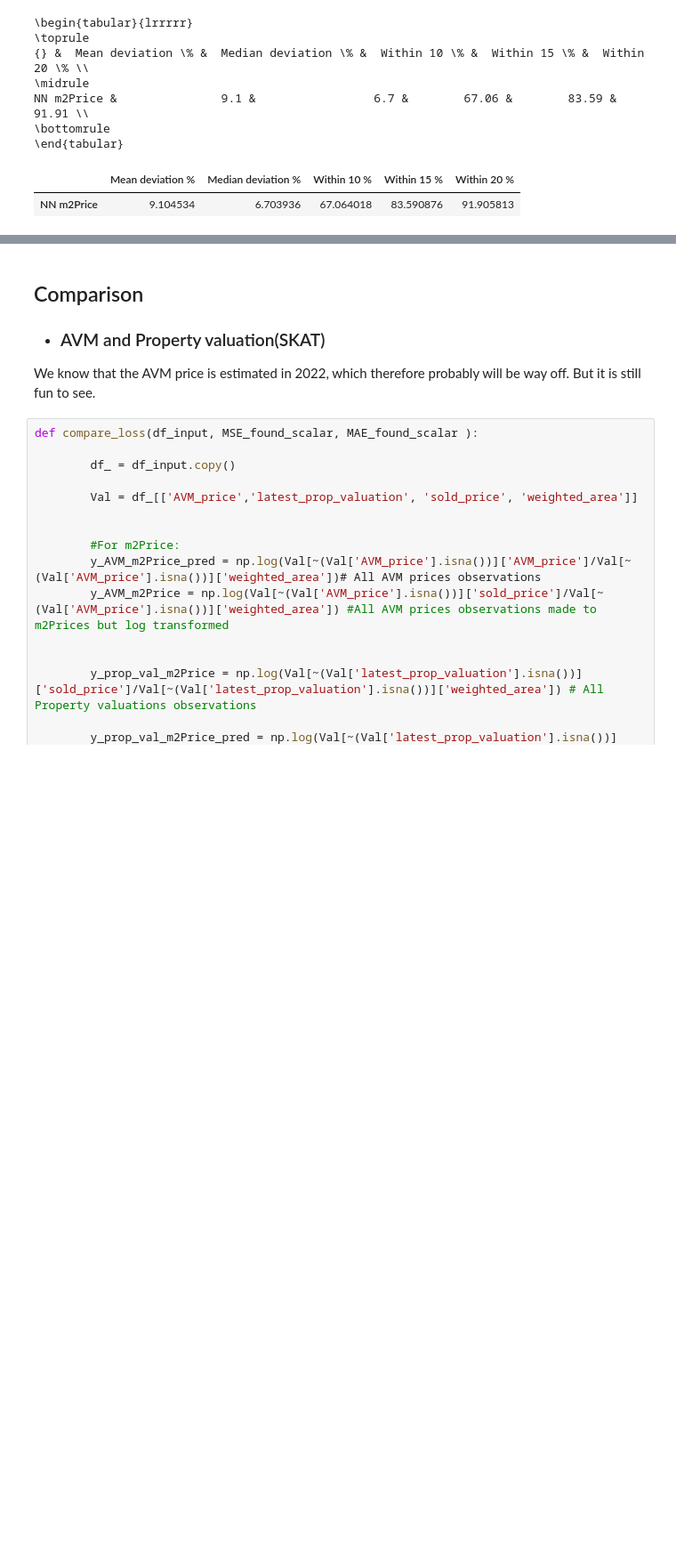
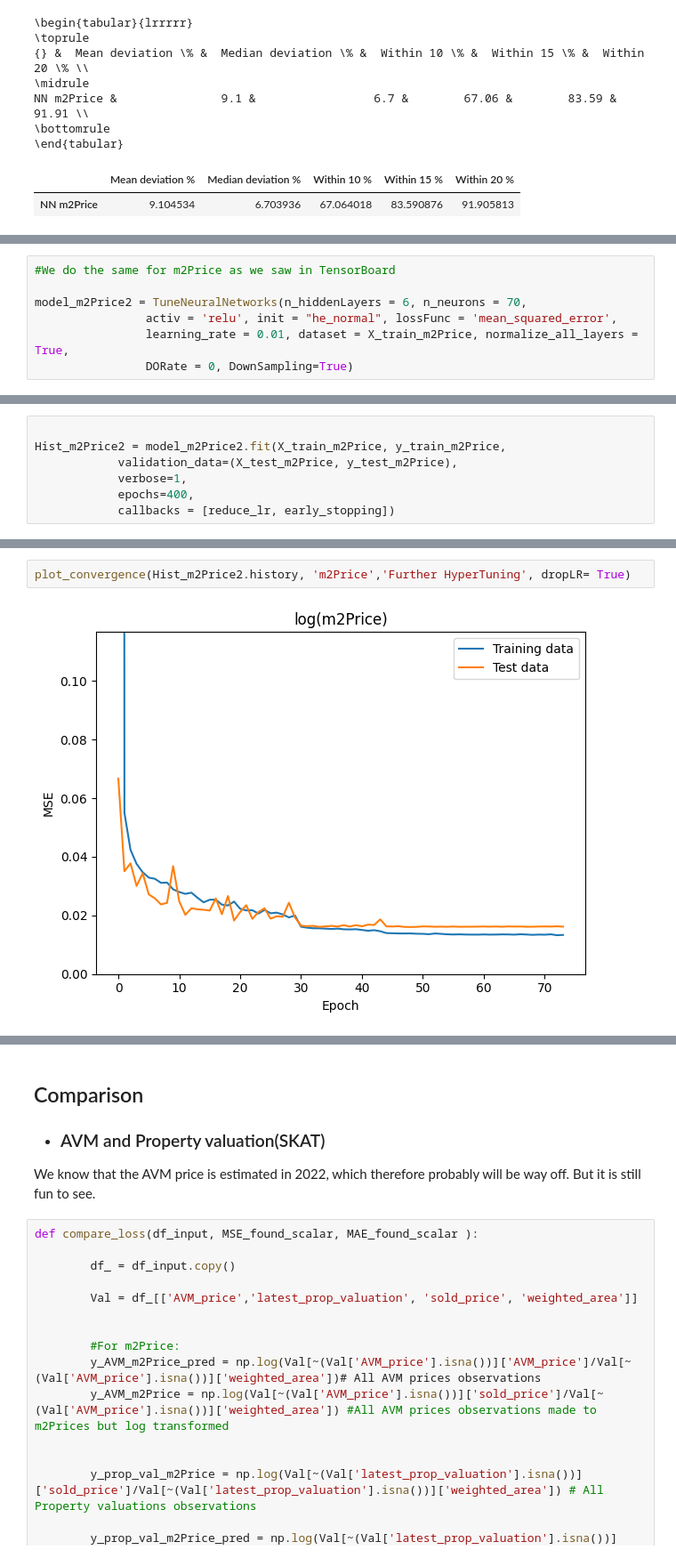
Before and after one commit to Tuborq/Masters-Thesis-House-Pricing-With-Machine-Learning, a Jupyter notebook: 5. Neural Network Model.ipynb, the cells around one changed output, grey strips where cells are left out. Shown at 89% size. Cells and saved outputs as stored; diff of their text form; blank space fills up the shorter version.

```diff
--- a/5. Neural Network Model.ipynb
+++ b/5. Neural Network Model.ipynb
@@ -1300,0 +1361,7 @@ NN m2Price &               9.1 &                 6.7 &        67.06 &        83.
+# %%
+#We do the same for m2Price as we saw in TensorBoard
+
+model_m2Price2 = TuneNeuralNetworks(n_hiddenLayers = 6, n_neurons = 70,
+                activ = 'relu', init = "he_normal", lossFunc = 'mean_squared_error',
+                learning_rate = 0.01, dataset = X_train_m2Price, normalize_all_layers = True,
+                DORate = 0, DownSampling=True)
@@ -1300,0 +1433,7 @@ NN m2Price &               9.1 &                 6.7 &        67.06 &        83.
+# %%
+
+Hist_m2Price2 = model_m2Price2.fit(X_train_m2Price, y_train_m2Price,
+            validation_data=(X_test_m2Price, y_test_m2Price),
+            verbose=1,
+            epochs=400,
+            callbacks = [reduce_lr, early_stopping])
@@ -1300,0 +1462,4 @@ NN m2Price &               9.1 &                 6.7 &        67.06 &        83.
+# %%
+plot_convergence(Hist_m2Price2.history, 'm2Price','Further HyperTuning', dropLR= True)
+# %% [output]
+[figure, added]
```
Also changed, not shown: parts of 26 cells of this notebook.
